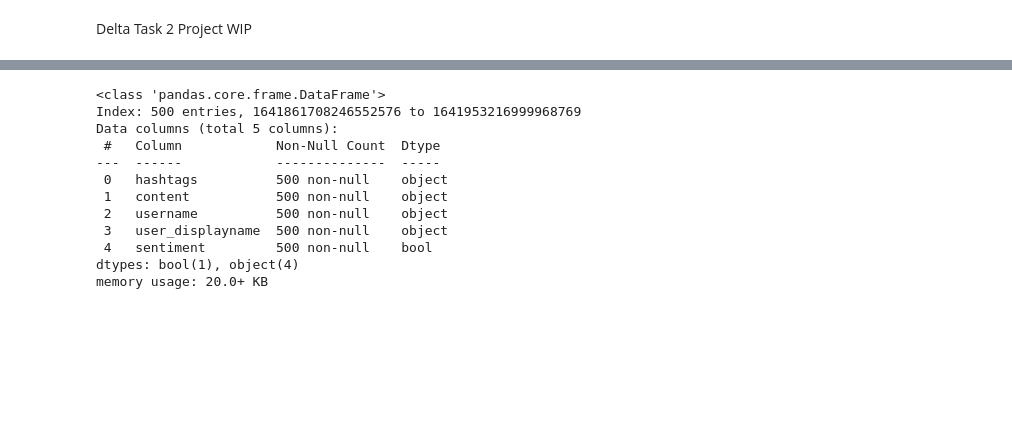
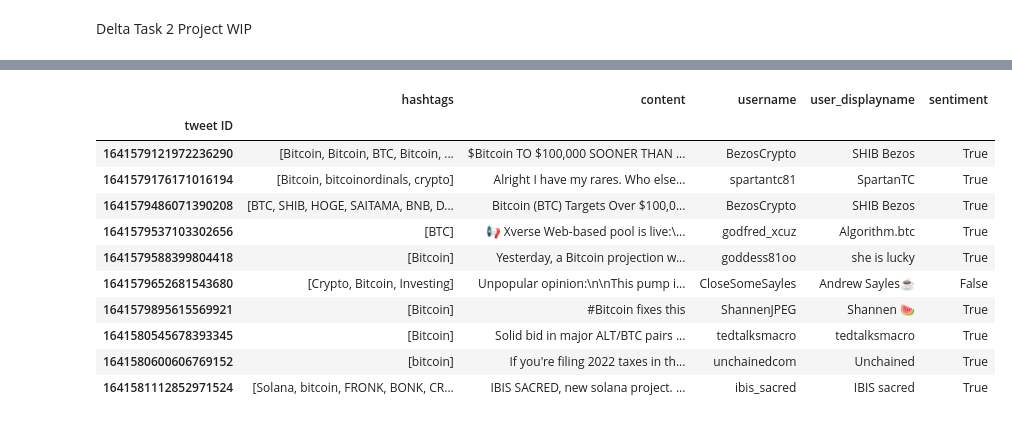
Before and after one commit to busrakasabali/Delta_Task_2, a Jupyter notebook: 1_Introduction.ipynb, the cells around one changed output, grey strips where cells are left out. Saved outputs shown, nothing was run; the diff lists cells and outputs as text; code cells hidden in the pictures; blank space fills up the shorter version.

```diff
--- a/1_Introduction.ipynb
+++ b/1_Introduction.ipynb
@@ -39,16 +42,16 @@ df['content']
 dtype: object
-# %%
-df.info()
-# %% [output]
-<class 'pandas.core.frame.DataFrame'>
-Index: 500 entries, 1641861708246552576 to 1641953216999968769
-Data columns (total 5 columns):
- #   Column            Non-Null Count  Dtype
----  ------            --------------  -----
- 0   hashtags          500 non-null    object
- 1   content           500 non-null    object
- 2   username          500 non-null    object
- 3   user_displayname  500 non-null    object
- 4   sentiment         500 non-null    bool
-dtypes: bool(1), object(4)
-memory usage: 20.0+ KB
+# %%
+btc_tweets_train.head(10)
+# %% [output]
+|  | hashtags | content | username | user_displayname | sentiment |
+| tweet ID |  |  |  |  |  |
+| 1641579121972236290 | [Bitcoin, Bitcoin, BTC, Bitcoin, ... | $Bitcoin TO $100,000 SOONER THAN ... | BezosCrypto | SHIB Bezos | True |
+| 1641579176171016194 | [Bitcoin, bitcoinordinals, crypto] | Alright I have my rares. Who else... | spartantc81 | SpartanTC | True |
+| 1641579486071390208 | [BTC, SHIB, HOGE, SAITAMA, BNB, D... | Bitcoin (BTC) Targets Over $100,0... | BezosCrypto | SHIB Bezos | True |
+| 1641579537103302656 | [BTC] | 📢 Xverse Web-based pool is live:\... | godfred_xcuz | Algorithm.btc | True |
+| 1641579588399804418 | [Bitcoin] | Yesterday, a Bitcoin projection w... | goddess81oo | she is lucky | True |
+| 1641579652681543680 | [Crypto, Bitcoin, Investing] | Unpopular opinion:\n\nThis pump i... | CloseSomeSayles | Andrew Sayles☕ | False |
+| 1641579895615569921 | [Bitcoin] | #Bitcoin fixes this | ShannenJPEG | Shannen 🍉 | True |
+| 1641580545678393345 | [Bitcoin] | Solid bid in major ALT/BTC pairs ... | tedtalksmacro | tedtalksmacro | True |
+| 1641580600606769152 | [bitcoin] | If you're filing 2022 taxes in th... | unchainedcom | Unchained | True |
+| 1641581112852971524 | [Solana, bitcoin, FRONK, BONK, CR... | IBIS SACRED, new solana project. ... | ibis_sacred | IBIS sacred | True |
```
Also changed, not shown: parts of 7 cells of this notebook.
